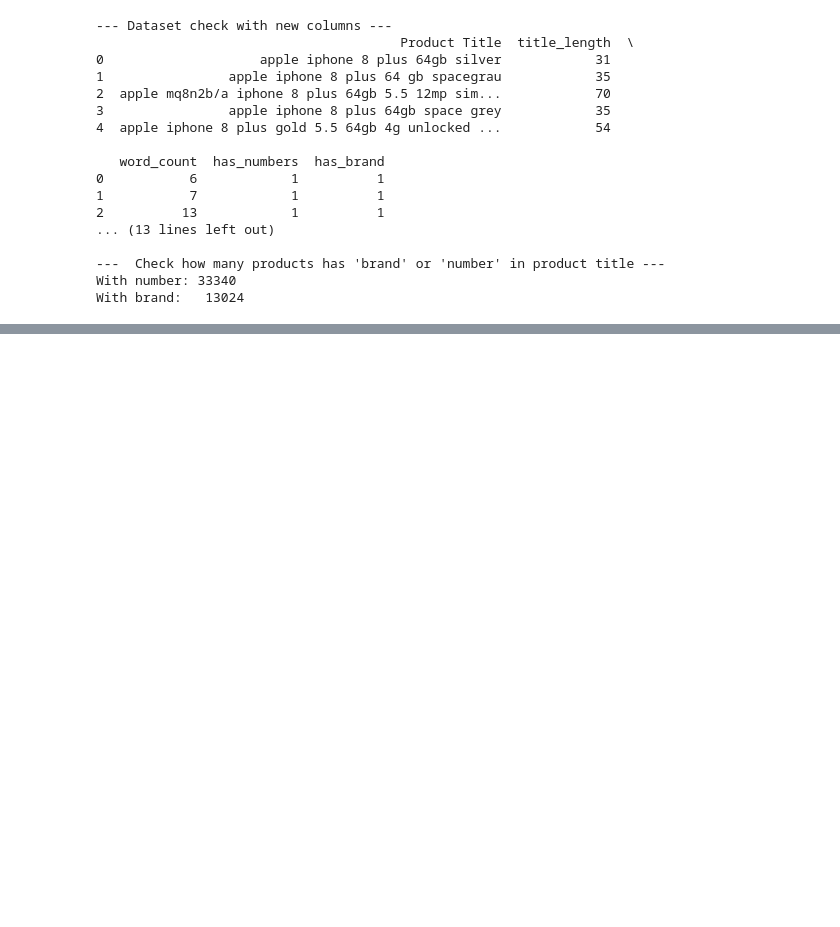
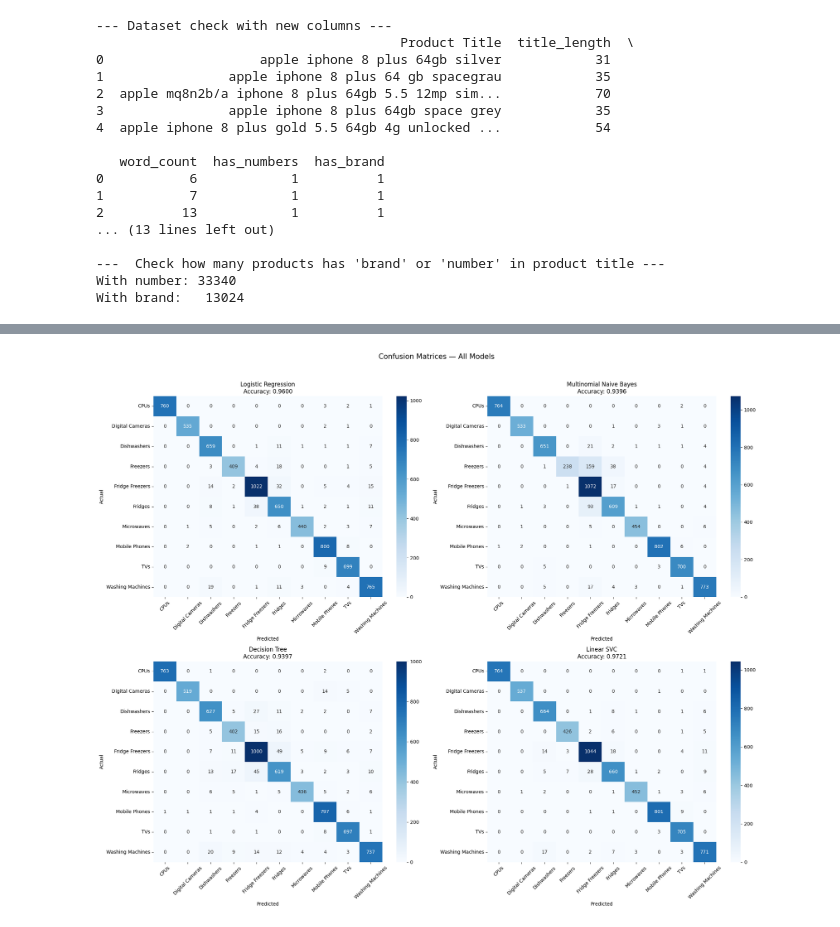
Before and after one commit to ivanadjuricic/product-category-classifier, a Jupyter notebook: notebooks/product_category_analysis.ipynb, the cells around one changed output, grey strips where cells are left out. Drawn from its saved outputs; the diff is of its cells as text; code cells hidden in the pictures; blank space fills up the shorter version.

Commit message:
Add Step 5 and Step 6: model training, evaluation and conclusion

```diff
--- a/notebooks/product_category_analysis.ipynb
+++ b/notebooks/product_category_analysis.ipynb
@@ -340,0 +398,10 @@ With brand:   13024
+# %%
+# Print metrics for each model
+for name, y_pred in predictions.items():
+    print(f"\n{'='*60}")
+    print(f"  {name}")
+    print(f"{'='*60}")
+    print(f"  Accuracy: {accuracy_score(y_test, y_pred):.4f}")
+    print(f"{'─'*60}")
+    report = classification_report(y_test, y_pred, digits=2)
+    print(report)
@@ -340,0 +426,27 @@ With brand:   13024
+# %%
+fig, axes = plt.subplots(2, 2, figsize=(20, 16))
+axes = axes.flatten()
+
+for i, (name, y_pred) in enumerate(predictions.items()):
+    cm = confusion_matrix(y_test, y_pred)
+    sns.heatmap(
+        cm,
+        annot=True,
+        fmt="d",
+        cmap="Blues",
+        xticklabels=sorted(y.unique()),
+        yticklabels=sorted(y.unique()),
+        ax=axes[i]
+    )
+    axes[i].set_title(f"{name}\nAccuracy: {accuracy_score(y_test, y_pred):.4f}", fontsize=12)
+    axes[i].set_xlabel("Predicted")
+    axes[i].set_ylabel("Actual")
+    axes[i].tick_params(axis='x', rotation=45)
+    axes[i].tick_params(axis='y', rotation=0)
+
+plt.suptitle("Confusion Matrices — All Models", fontsize=15, y=1.02)
+plt.tight_layout()
+plt.savefig('../data/confusion_matrices.png', bbox_inches='tight')
+plt.show()
+# %% [output]
+[figure, added]
```
Also changed, not shown: parts of 6 cells of this notebook, 3 other files.
